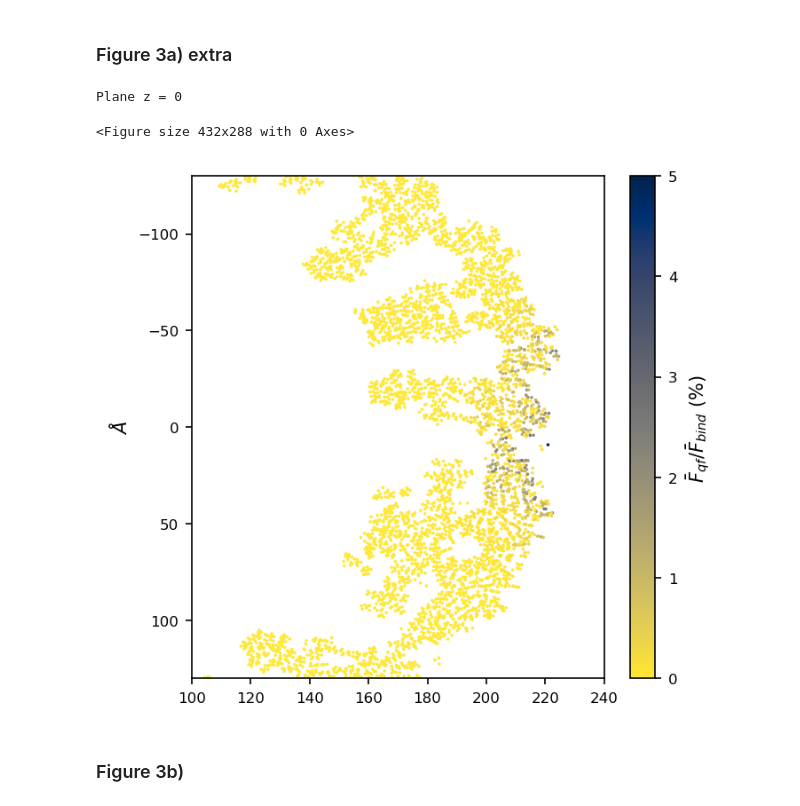
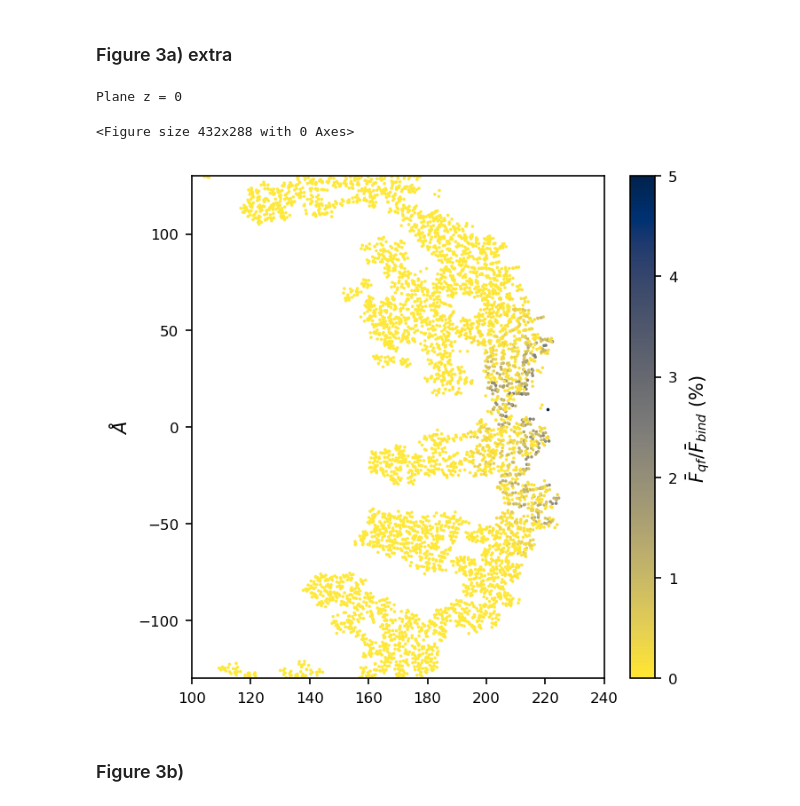
Before and after one commit to iaddison-smith/plots_afmtip, a Jupyter notebook: Forcesqf_afmtip.ipynb, the cells around one changed output. Cells and saved outputs as stored; diff of their text form; code cells hidden in the pictures.

```diff
--- a/Forcesqf_afmtip.ipynb
+++ b/Forcesqf_afmtip.ipynb
@@ -582,28 +582,28 @@ Total force in slice:  [-0.18120239 -0.05128138  0.04441408]
 # %%
 # Force qf plot for plane x-y (z=0) for capsid
 # Select plane for the plot
 plane = 0#-145.25
 near_plane2 = numpy.where(abs(position[:,2]-plane)<2.5)[0] # Atoms between +-2.5 A
 
 # Plotting
 x2 = position[near_plane2,0]
 y2 = position[near_plane2,1]
 f_porcent2 = 100*(fqf_mag_386[near_plane2])/(f_tot_mag_386) #Force percentage
 
 plt.clf()
 plt.figure(figsize=(5,5),dpi=150)
 plt.scatter(x2,y2,c=f_porcent2,s=0.5, cmap='cividis_r',vmin=0,vmax=5)
-plt.axis([100,240,130,-130])
+plt.axis([100,240,-130,130])
 plt.xticks(numpy.arange(100,250,20))
 #plt.yticks(numpy.arange(-140,150,20))
 plt.colorbar(label=r'$ \bar{F}_{qf} /  \bar{F}_{bind} $ (%) ')
 plt.ylabel('$\AA$')
 plt.savefig('plots\\forces_qf_condelta_3a_{0}_fullrange_v2.pdf'.format(case), format='pdf',dpi=300,bbox_inches='tight')
 print('Plane z =', plane)
 # %% [output]
 Plane z = 0
 <Figure size 432x288 with 0 Axes>
-[figure, old version]
+[figure, new version]
 # %% [markdown]
 ### Figure 3b)
 # %%
```
Also changed, not shown: parts of 1 cell of this notebook, 2 other files.
